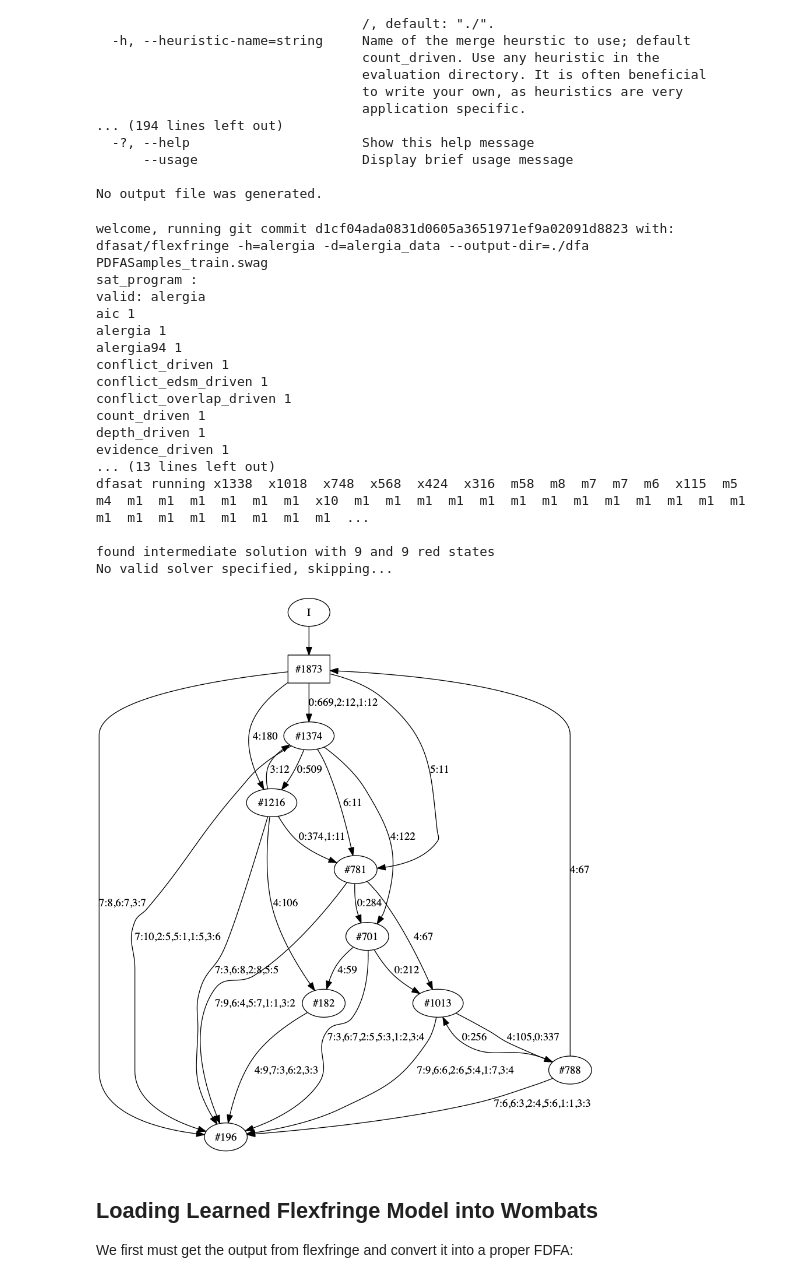
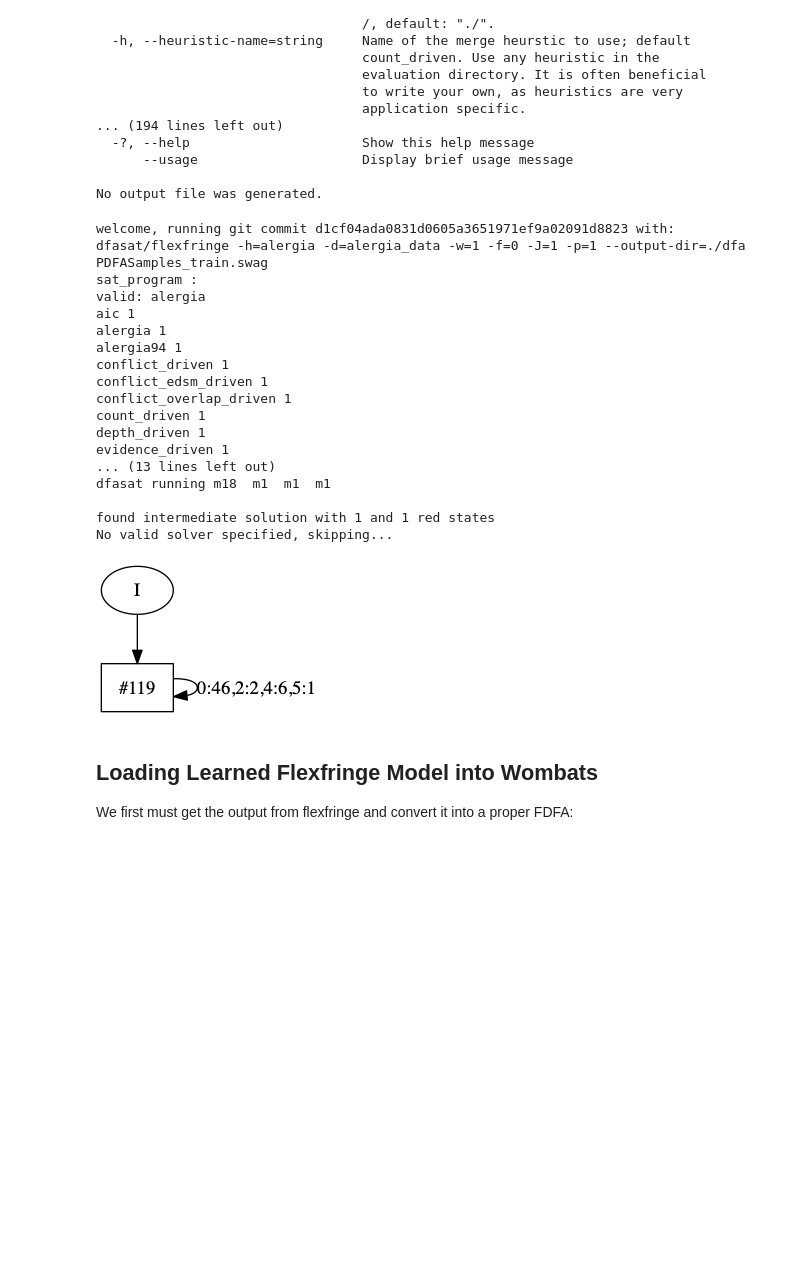
Before and after one commit to nicholasRenninger/wombats_experiments, a Jupyter notebook: flexfringe_test.ipynb, the cells around one changed output. Drawn from its saved outputs; the diff is of its cells as text; code cells hidden in the pictures; blank space fills up the shorter version.

```diff
--- a/flexfringe_test.ipynb
+++ b/flexfringe_test.ipynb
@@ -173,27 +160,31 @@ No output file was generated.
 # %%
 data = flexfringe.infer_model(training_file='PDFASamples_train.swag',
                               h='alergia',
-                              d='alergia_data')
+                              d='alergia_data',
+                              w='1',
+                              f='0',
+                              J='1',
+                              p='1')
 flexfringe.draw_IPython(data)
 # %% [output]
-welcome, running git commit d1cf04ada0831d0605a3651971ef9a02091d8823 with: dfasat/flexfringe -h=alergia -d=alergia_data --output-dir=./dfa PDFASamples_train.swag
+welcome, running git commit d1cf04ada0831d0605a3651971ef9a02091d8823 with: dfasat/flexfringe -h=alergia -d=alergia_data -w=1 -f=0 -J=1 -p=1 --output-dir=./dfa PDFASamples_train.swag
 sat_program :
 valid: alergia
 aic 1
 alergia 1
 alergia94 1
 conflict_driven 1
 conflict_edsm_driven 1
 conflict_overlap_driven 1
 count_driven 1
 depth_driven 1
 evidence_driven 1
 ... (13 lines left out)
-dfasat running x1338  x1018  x748  x568  x424  x316  m58  m8  m7  m7  m6  x115  m5  m4  m1  m1  m1  m1  m1  m1  x10  m1  m1  m1  m1  m1  m1  m1  m1  m1  m1  m1  m1  m1  m1  m1  m1  m1  m1  m1  m1  m1  ...
+dfasat running m18  m1  m1  m1
 
-found intermediate solution with 9 and 9 red states
+found intermediate solution with 1 and 1 red states
 No valid solver specified, skipping...
-[figure, old version]
+[figure, new version]
 # %% [markdown]
 ## Loading Learned Flexfringe Model into Wombats
 
```
Also changed, not shown: parts of 6 cells of this notebook.
